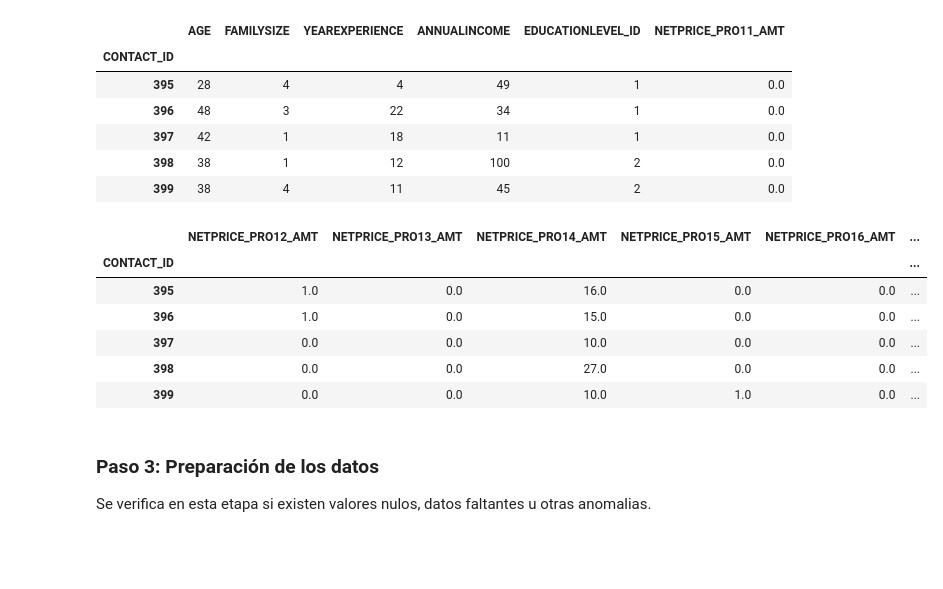
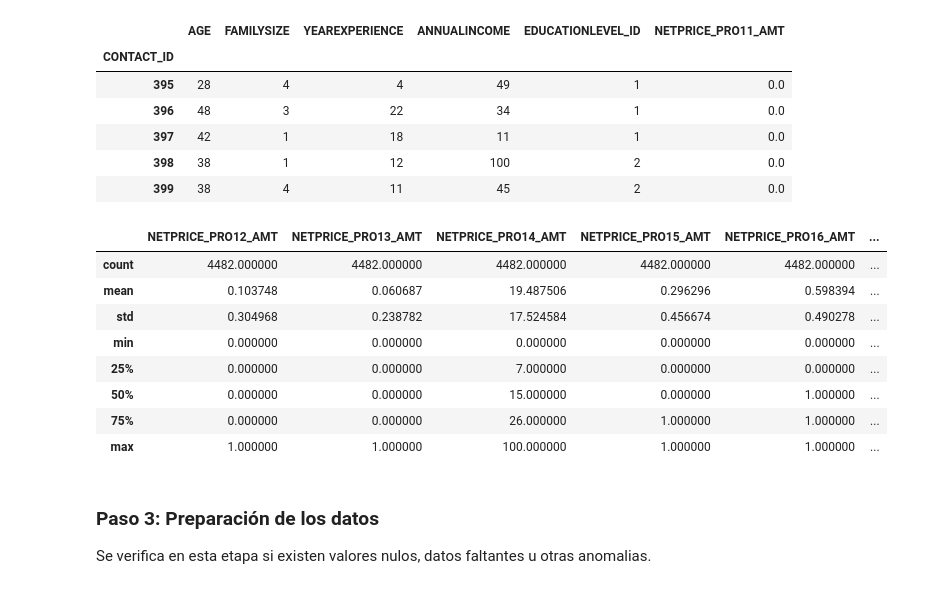
Before and after one commit to barqu3ro/python, a Jupyter notebook: Estudio/Data Science/DataMining/Caso Práctico /datamining - notebook.ipynb, the cells around one changed output. Saved outputs shown, nothing was run; the diff lists cells and outputs as text; code cells hidden in the pictures; blank space fills up the shorter version.

```diff
--- a/Estudio/Data Science/DataMining/Caso Práctico /datamining - notebook.ipynb
+++ b/Estudio/Data Science/DataMining/Caso Práctico /datamining - notebook.ipynb
@@ -81,15 +81,19 @@ clientData.head()
 # %%
 # Columnas de productos
 productData = data.drop(clientData.columns, axis=1)
 productData.head()
+
+productData.describe()
 # %% [output]
 |  | NETPRICE_PRO12_AMT | NETPRICE_PRO13_AMT | NETPRICE_PRO14_AMT | NETPRICE_PRO15_AMT | NETPRICE_PRO16_AMT | ... |
-| CONTACT_ID |  |  |  |  |  | ... |
-| 395 | 1.0 | 0.0 | 16.0 | 0.0 | 0.0 | ... |
-| 396 | 1.0 | 0.0 | 15.0 | 0.0 | 0.0 | ... |
-| 397 | 0.0 | 0.0 | 10.0 | 0.0 | 0.0 | ... |
-| 398 | 0.0 | 0.0 | 27.0 | 0.0 | 0.0 | ... |
-| 399 | 0.0 | 0.0 | 10.0 | 1.0 | 0.0 | ... |
+| count | 4482.000000 | 4482.000000 | 4482.000000 | 4482.000000 | 4482.000000 | ... |
+| mean | 0.103748 | 0.060687 | 19.487506 | 0.296296 | 0.598394 | ... |
+| std | 0.304968 | 0.238782 | 17.524584 | 0.456674 | 0.490278 | ... |
+| min | 0.000000 | 0.000000 | 0.000000 | 0.000000 | 0.000000 | ... |
+| 25% | 0.000000 | 0.000000 | 7.000000 | 0.000000 | 0.000000 | ... |
+| 50% | 0.000000 | 0.000000 | 15.000000 | 0.000000 | 1.000000 | ... |
+| 75% | 0.000000 | 0.000000 | 26.000000 | 1.000000 | 1.000000 | ... |
+| max | 1.000000 | 1.000000 | 100.000000 | 1.000000 | 1.000000 | ... |
 # %% [markdown]
 ### Paso 3: Preparación de los datos
 
```
Also changed, not shown: parts of 1 cell of this notebook.
